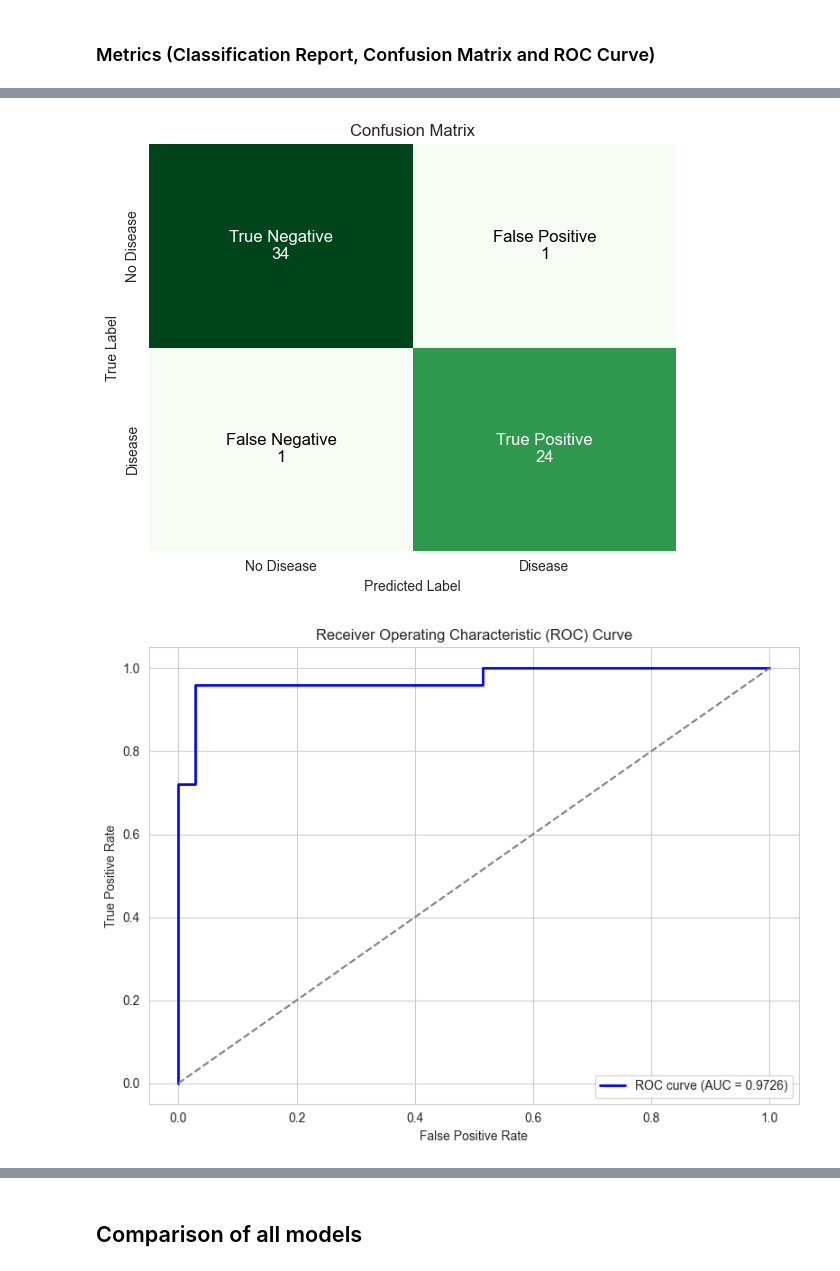
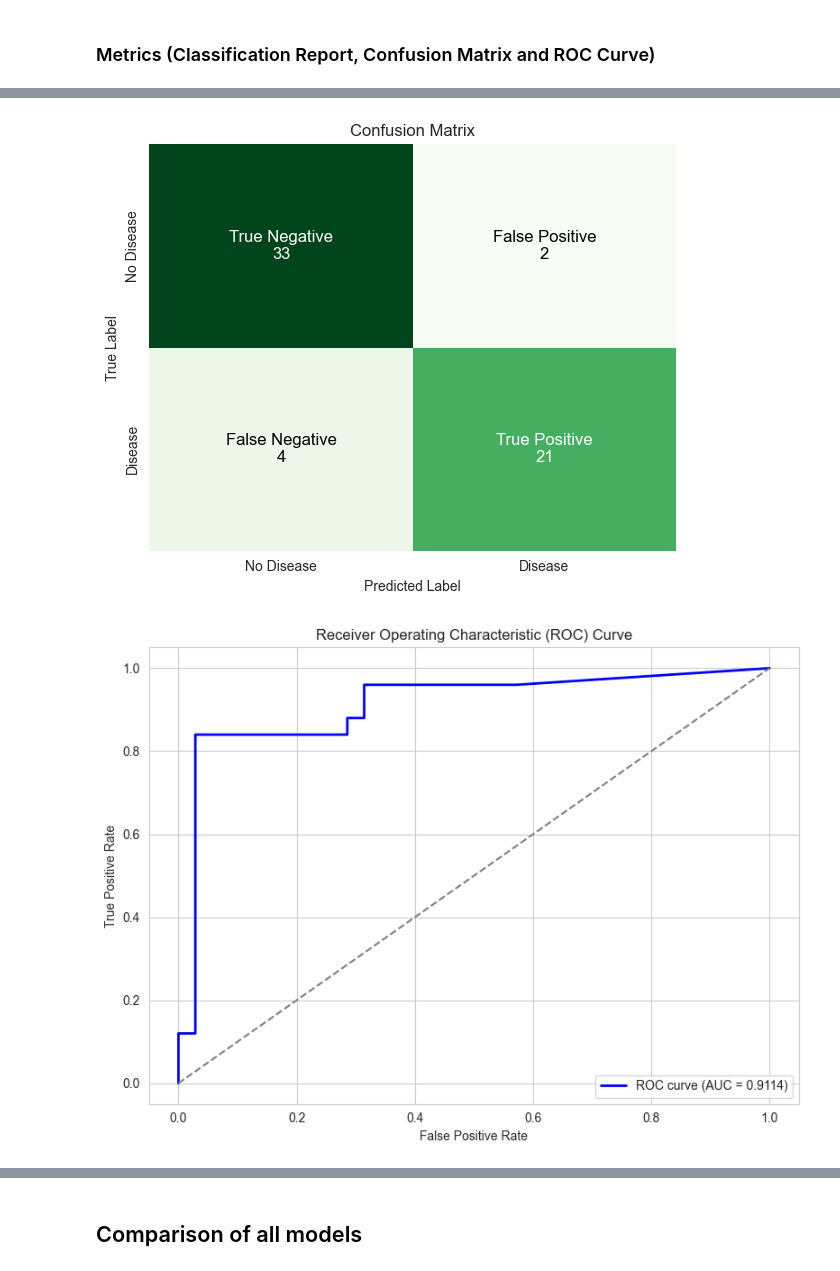
Before and after one commit to hjf11/Heart-Disease-Cleveland-UCI-Classification, a Jupyter notebook: Heart_Disease_Classification.ipynb, the cells around one changed output, grey strips where cells are left out. Cells and saved outputs as stored; diff of their text form; code cells hidden in the pictures.

```diff
--- a/Heart_Disease_Classification.ipynb
+++ b/Heart_Disease_Classification.ipynb
@@ -689,13 +689,13 @@ Best Parameters: {'lr': 0.01, 'batch_size': 32, 'epochs': 200, 'l2_lambda': 0.01
 # %%
-# best_nn = build_model(lr=0.001, l2_lambda=0.01)
-# best_nn.fit(X_test_shuffle, y_test_shuffle, batch_size=8, epochs=200, verbose=0)
-# best_models.append(best_nn)
+best_nn = build_model(lr=0.01, l2_lambda=0.01, dropout_rate=0.3)
+best_nn.fit(X_train_shuffle, y_train_shuffle, batch_size=32, epochs=200, verbose=0)
+best_models.append(best_nn)
 # %% [markdown]
 ### Metrics (Classification Report, Confusion Matrix and ROC Curve)
 # %%
-best_nn = build_model(lr=best_params['lr'], l2_lambda=best_params['l2_lambda'])
-best_nn.fit(X_train, y_train, batch_size=best_params['batch_size'], epochs=best_params['epochs'], verbose=0)
-best_models.append(best_nn)
+# best_nn = build_model(lr=best_params['lr'], l2_lambda=best_params['l2_lambda'])
+# best_nn.fit(X_train, y_train, batch_size=best_params['batch_size'], epochs=best_params['epochs'], verbose=0)
+# best_models.append(best_nn)
 
 print_classification_report_from_model(best_nn, X_train, y_train)
 
@@ -725,5 +725,5 @@ weighted avg       0.97      0.97      0.97        60
 [figure]
-[figure, old version]
+[figure, new version]
 # %%
 best_nn.summary()
 # %% [output]
```
Also changed, not shown: parts of 4 cells of this notebook.
